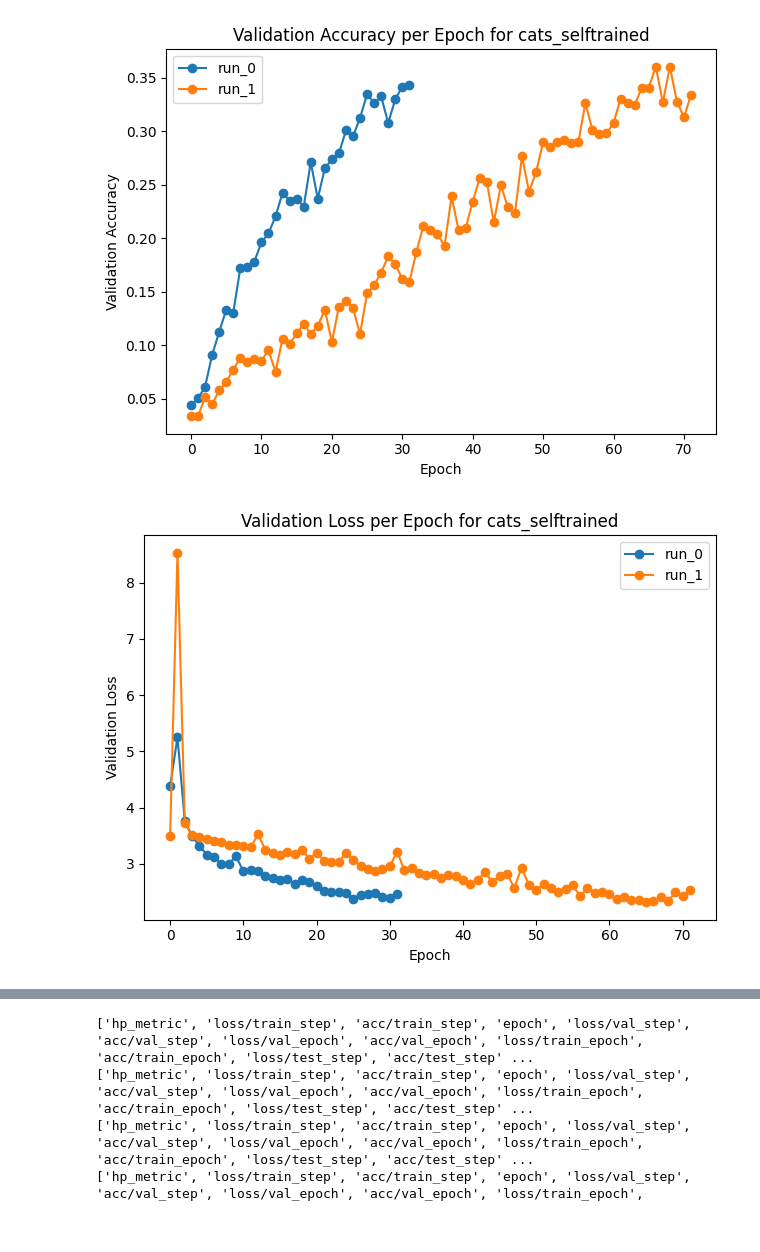
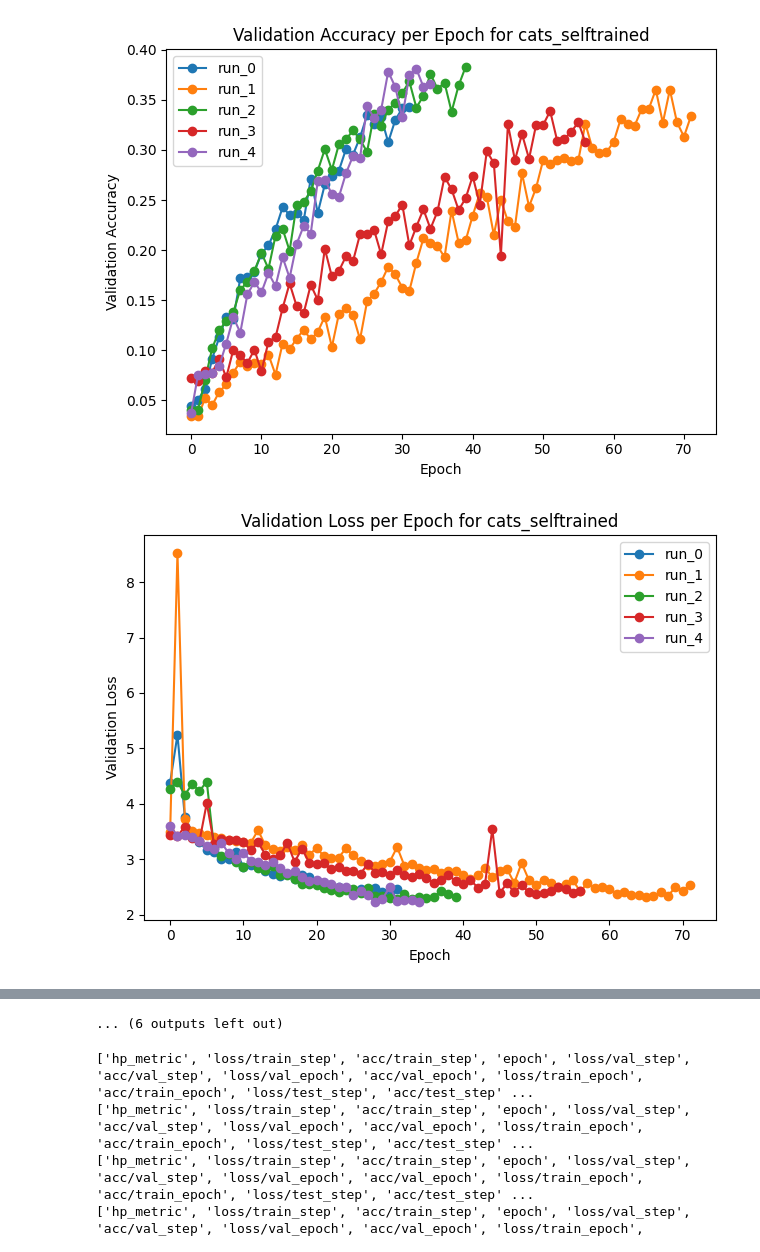
Before and after one commit to not-too-deranged/Studienarbeit, a Jupyter notebook: plots.ipynb, the cells around one changed output, grey strips where cells are left out. Saved outputs shown, nothing was run; the diff lists cells and outputs as text; code cells hidden in the pictures.

Commit message:
added new files to plots

```diff
--- a/plots.ipynb
+++ b/plots.ipynb
@@ -16,8 +16,10 @@ sub_dir_1 = "lightning_logs_cats_pretrained_logs_2026-01-15_13:30:28"
 sub_dir_2 = "lightning_logs_cats_selftrained_logs_2026-01-15_13:30:28"
 sub_dir_3 = "lightning_logs_CIFAR-100_pretrained_logs_2026-01-15_13:30:28"
 sub_dir_4 = "lightning_logs_CIFAR-100_selftrained_logs_2026-01-15_13:30:28"
+sub_dir_5 = "lightning_logs_places365_pretrained_logs_2026-01-20_19:30:53"
+sub_dir_6 = "lightning_logs_places365_selftrained_logs_2026-01-22_19:22:56"
 
-dataset_dirs = [sub_dir_1, sub_dir_2, sub_dir_3, sub_dir_4]
+dataset_dirs = [sub_dir_1, sub_dir_2, sub_dir_3, sub_dir_4, sub_dir_5, sub_dir_6]
 
 for dataset_dir in dataset_dirs:
     # Create two figures per dataset_dir: one for accuracy, one for loss
@@ -83,5 +89,5 @@ for dataset_dir in dataset_dirs:
-[figure, old version]
+[figure, new version]
-[figure, old version]
+[figure, new version]
 ['hp_metric', 'loss/train_step', 'acc/train_step', 'epoch', 'loss/val_step', 'acc/val_step', 'loss/val_epoch', 'acc/val_epoch', 'loss/train_epoch', 'acc/train_epoch', 'loss/test_step', 'acc/test_step' ...
 ['hp_metric', 'loss/train_step', 'acc/train_step', 'epoch', 'loss/val_step', 'acc/val_step', 'loss/val_epoch', 'acc/val_epoch', 'loss/train_epoch', 'acc/train_epoch', 'loss/test_step', 'acc/test_step' ...
 ['hp_metric', 'loss/train_step', 'acc/train_step', 'epoch', 'loss/val_step', 'acc/val_step', 'loss/val_epoch', 'acc/val_epoch', 'loss/train_epoch', 'acc/train_epoch', 'loss/test_step', 'acc/test_step' ...
@@ -97,3 +105,4 @@ for dataset_dir in dataset_dirs:
+... (6 outputs left out)
 # %%
 """ This code shows the validation accuracy per epoch for all pretrained models in one plot and for all selftrained models in another plot.
 Each line is the average of the runs per model. Same for loss."""
```
Also changed, not shown: parts of 3 cells of this notebook, 3 other files.
